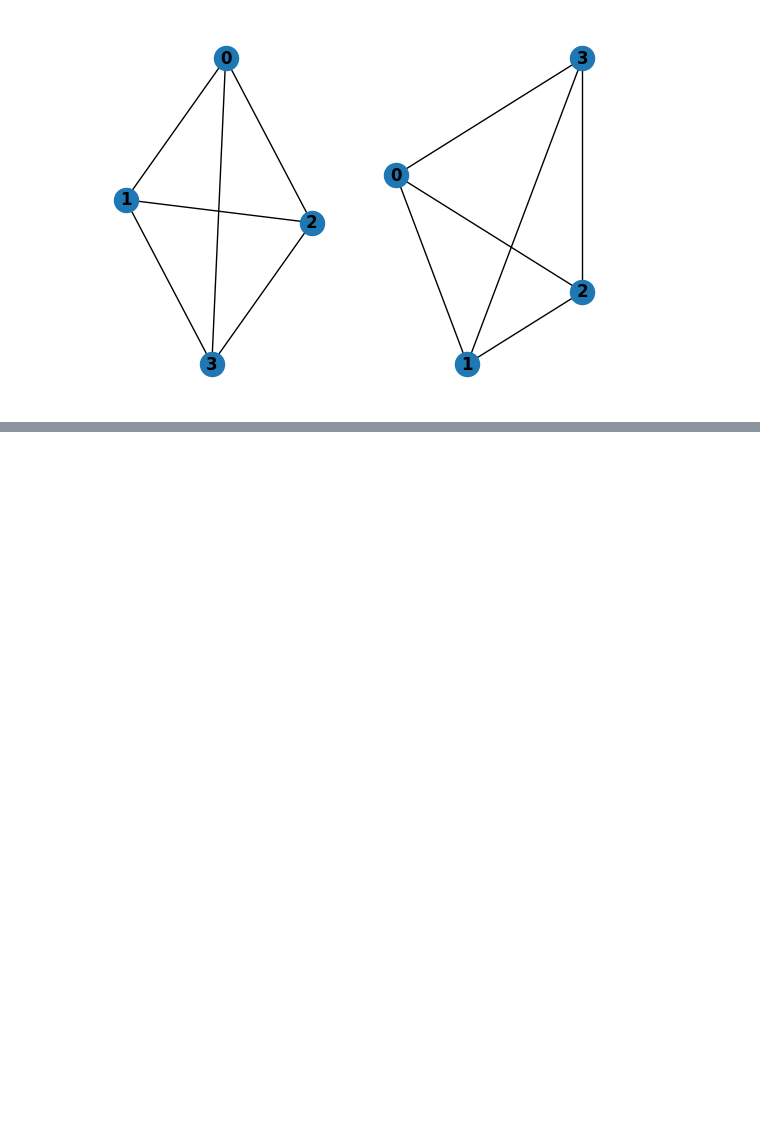
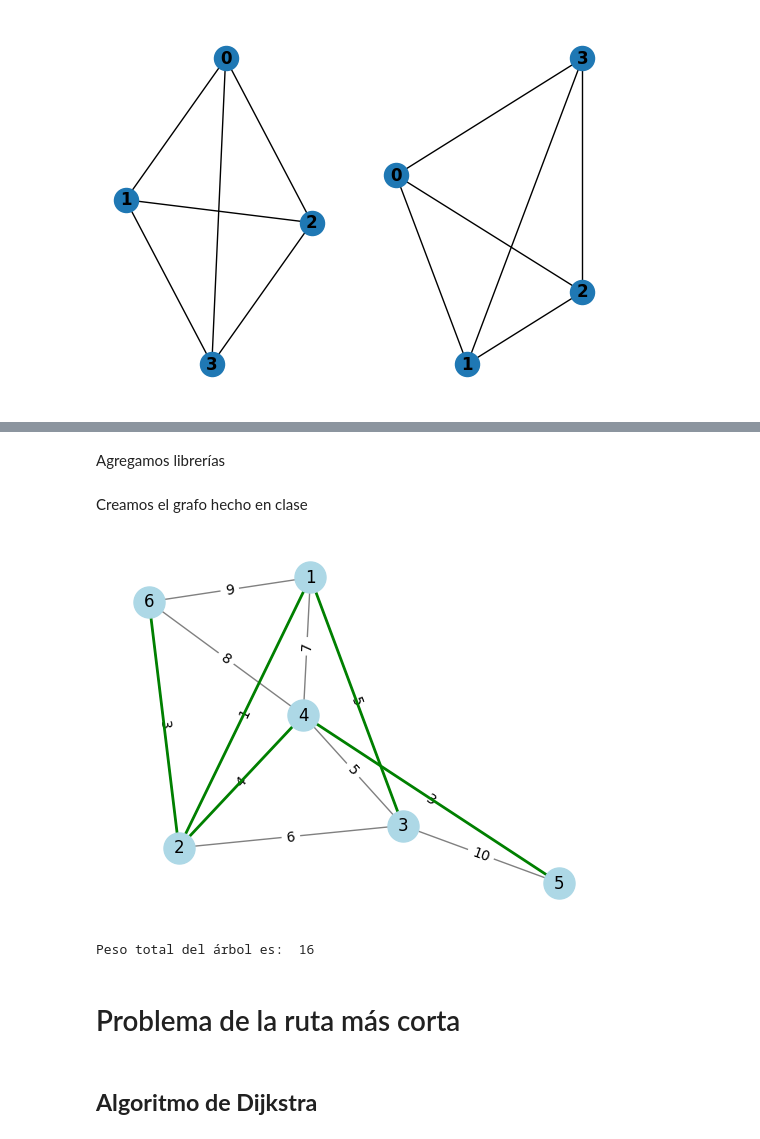
Before and after one commit to manuel1729/Investigacion-de-operaciones, a Jupyter notebook: Analisis_de_redes_bien.ipynb, the cells around one changed output, grey strips where cells are left out. Drawn from its saved outputs; the diff is of its cells as text; code cells hidden in the pictures; blank space fills up the shorter version.

```diff
--- a/Analisis_de_redes_bien.ipynb
+++ b/Analisis_de_redes_bien.ipynb
@@ -296,0 +315,2 @@ nx.draw_shell(P, nlist=[range(5, 10), range(5)], with_labels=True, font_weight='
+# %% [markdown]
+Agregamos librerías
@@ -296,0 +320,45 @@ nx.draw_shell(P, nlist=[range(5, 10), range(5)], with_labels=True, font_weight='
+# %% [markdown]
+Creamos el grafo hecho en clase
+# %%
+E = nx.Graph()
+E.add_edges_from(
+    [
+        (1, 2, {"weight": 1}),
+        (1, 4, {"weight": 7}),
+        (1, 6, {"weight": 9}),
+        (1, 3, {"weight": 5}),
+        (2, 6, {"weight": 3}),
+        (2, 3, {"weight": 6}),
+        (2, 4, {"weight": 4}),
+        (3, 5, {"weight": 10}),
+        (3, 4, {"weight": 5}),
+        (4, 5, {"weight": 3}),
+        (4, 6, {"weight": 8}),
+    ]
+)
+# %%
+T = nx.minimum_spanning_tree(E)
+# %%
+# Visualizamos gráfico de expansión mínima
+pos = nx.spring_layout(E)
+nx.draw_networkx_nodes(E, pos, node_color="lightblue", node_size=500)
+nx.draw_networkx_edges(E, pos, edge_color="grey")
+nx.draw_networkx_labels(E, pos, font_size=12, font_family="sans-serif")
+nx.draw_networkx_edge_labels(
+    E, pos, edge_labels={(u, v): d["weight"] for u, v, d in E.edges(data=True)}
+)
+nx.draw_networkx_edges(T, pos, edge_color="green", width=2)
+plt.axis("off")
+plt.show()
+# %% [output]
+[figure, added]
+# %%
+# Calcular peso total
+peso_total = sum(E[u][v]['weight'] for u, v in T.edges())
+print("Peso total del árbol es: ", peso_total)
+# %% [output]
+Peso total del árbol es:  16
+# %% [markdown]
+# Problema de la ruta más corta
+# %% [markdown]
+## **Algoritmo de Dijkstra**
```
Also changed, not shown: parts of 24 cells of this notebook.
